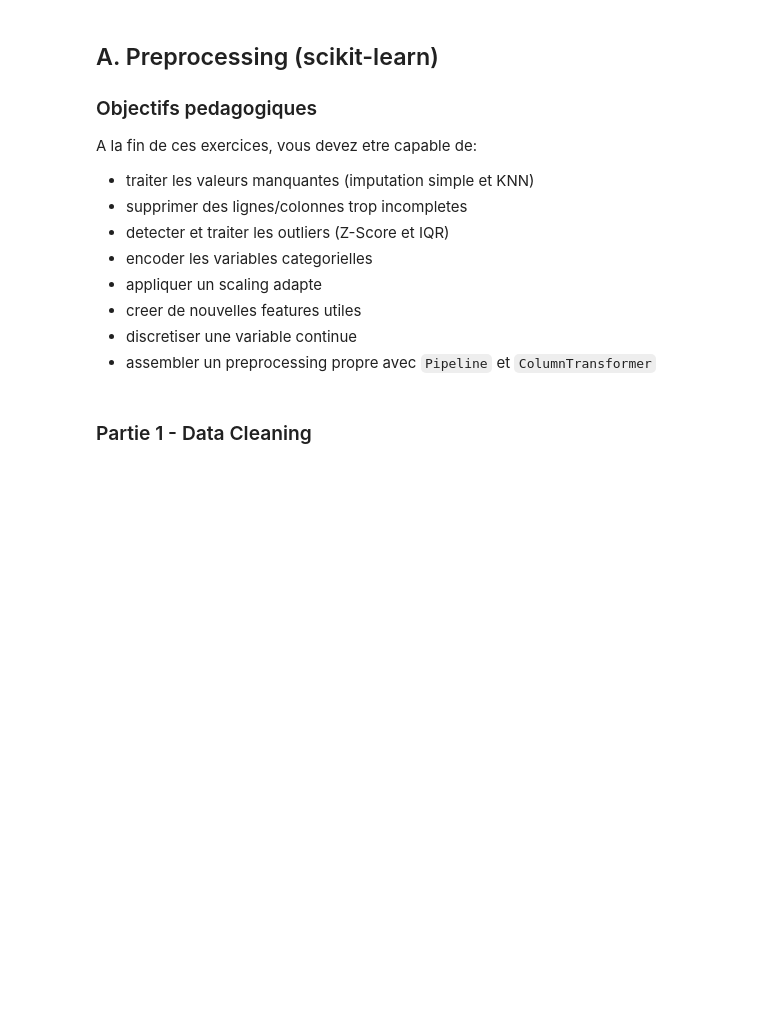
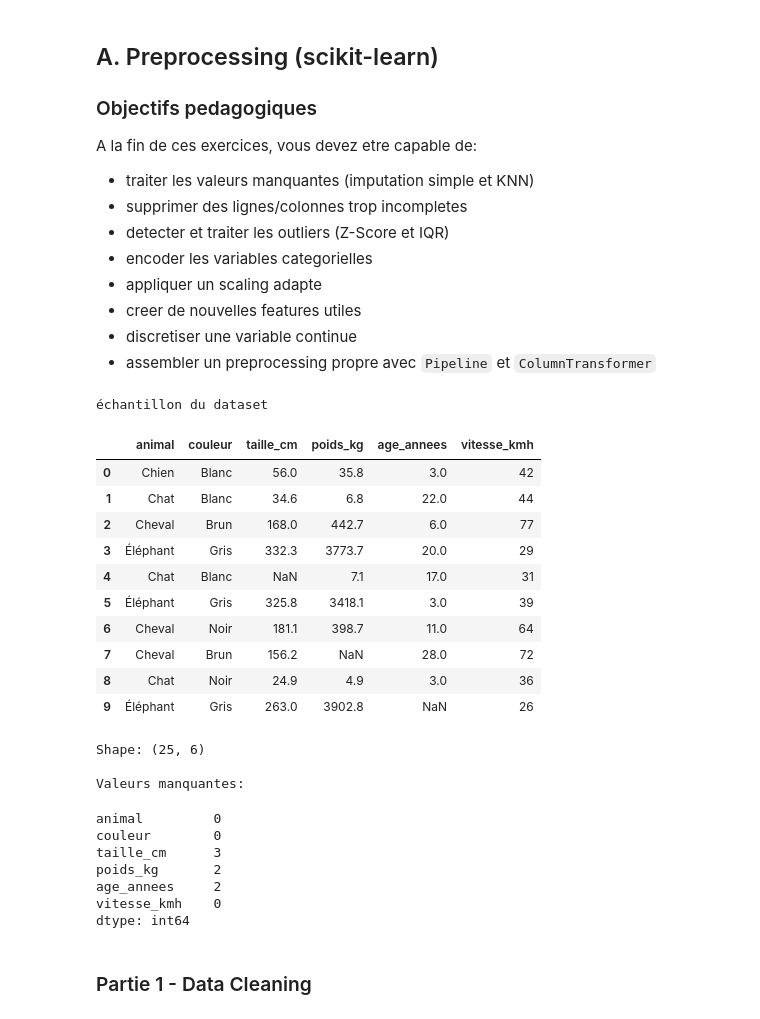
Before and after one commit to jkarsenty/ai-dev-teaching-hub, a Jupyter notebook: Machine-Learning/Exercices/Execices_ML_preprocessing.ipynb, the cells around one changed output. Drawn from its saved outputs; the diff is of its cells as text; code cells hidden in the pictures; blank space fills up the shorter version.

```diff
--- a/Machine-Learning/Exercices/Execices_ML_preprocessing.ipynb
+++ b/Machine-Learning/Exercices/Execices_ML_preprocessing.ipynb
@@ -31,21 +31,75 @@ from sklearn.model_selection import train_test_split
 
 from scipy import stats
 # %%
-# Jeu de donnees de depart (intentionnellement imparfait)
-data = {
-    'animal': ['Chien', 'Chat', 'Cheval', 'Chien', 'Chat', 'Elephant', 'Girafe', 'Chien', 'Cheval', 'Elephant'],
-    'couleur': ['Brun', 'Blanc', 'Noir', 'Noir', 'Roux', 'Gris', 'Jaune', 'Blanc', 'Brun', 'Gris'],
-    'taille_cm': [60, 30, 180, 50, np.nan, 300, 500, 55, np.nan, 310],
-    'poids_kg': [25, 4, 450, 20, 5, np.nan, 800, 22, 400, 5000],
-    'age_annees': [5, 3, 12, 2, 7, 25, 10, np.nan, 8, 30],
-    'vitesse_kmh': [40, 30, 70, 35, 32, 25, 50, 38, 75, 30]
+# Création d'un dataset simple avec 25 observations aléatoires
+rng = np.random.default_rng(42)
+
+caracteristiques = {
+    'Chien':     {'couleurs': ['Brun', 'Noir', 'Blanc'], 'taille': (45, 70),   'poids': (10, 40),    'vitesse': (25, 50)},
+    'Chat':      {'couleurs': ['Blanc', 'Roux', 'Noir'],  'taille': (20, 35),   'poids': (3, 8),      'vitesse': (25, 50)},
+    'Cheval':    {'couleurs': ['Brun', 'Noir'],           'taille': (150, 190), 'poids': (350, 600),  'vitesse': (50, 80)},
+    'Éléphant':  {'couleurs': ['Gris'],                   'taille': (250, 350), 'poids': (2000, 6000),'vitesse': (20, 40)},
+    'Girafe':    {'couleurs': ['Jaune'],                  'taille': (400, 550), 'poids': (600, 1200), 'vitesse': (40, 60)}
 }
 
+animaux = list(caracteristiques)
+
+# Réinitialisation pour éviter d'ajouter des observations à chaque exécution
+data = {
+    'animal': [],
+    'couleur': [],
+    'taille_cm': [],
+    'poids_kg': [],
+    'age_annees': [],
+    'vitesse_kmh': []
+}
+
+for _ in range(25):
+    animal = rng.choice(animaux)
+    infos = caracteristiques[animal]
+
+    data['animal'].append(animal)
+    data['couleur'].append(rng.choice(infos['couleurs']))
+    data['taille_cm'].append(round(rng.uniform(*infos['taille']), 1))
+    data['poids_kg'].append(round(rng.uniform(*infos['poids']), 1))
+    data['age_annees'].append(int(rng.integers(1, 31)))
+    data['vitesse_kmh'].append(int(rng.integers(*infos['vitesse'])))
+
+# Création du DataFrame et ajout déterministe de valeurs manquantes
 df = pd.DataFrame(data)
-print(df.head())
+df.loc[[4, 12, 20], 'taille_cm'] = np.nan
+df.loc[[7, 17], 'poids_kg'] = np.nan
+df.loc[[9, 22], 'age_annees'] = np.nan
+
+print("échantillon du dataset")
+display(df.head(10))
+
 print('\nShape:', df.shape)
 print('\nValeurs manquantes:')
-print(df.isnull().sum())
+display(df.isnull().sum())
+# %% [output]
+échantillon du dataset
+|  | animal | couleur | taille_cm | poids_kg | age_annees | vitesse_kmh |
+| 0 | Chien | Blanc | 56.0 | 35.8 | 3.0 | 42 |
+| 1 | Chat | Blanc | 34.6 | 6.8 | 22.0 | 44 |
+| 2 | Cheval | Brun | 168.0 | 442.7 | 6.0 | 77 |
+| 3 | Éléphant | Gris | 332.3 | 3773.7 | 20.0 | 29 |
+| 4 | Chat | Blanc | NaN | 7.1 | 17.0 | 31 |
+| 5 | Éléphant | Gris | 325.8 | 3418.1 | 3.0 | 39 |
+| 6 | Cheval | Noir | 181.1 | 398.7 | 11.0 | 64 |
+| 7 | Cheval | Brun | 156.2 | NaN | 28.0 | 72 |
+| 8 | Chat | Noir | 24.9 | 4.9 | 3.0 | 36 |
+| 9 | Éléphant | Gris | 263.0 | 3902.8 | NaN | 26 |
+Shape: (25, 6)
+
+Valeurs manquantes:
+animal         0
+couleur        0
+taille_cm      3
+poids_kg       2
+age_annees     2
+vitesse_kmh    0
+dtype: int64
 # %% [markdown]
 ### Partie 1 - Data Cleaning
 # %% [markdown]
```
Also changed, not shown: 1 other file.
